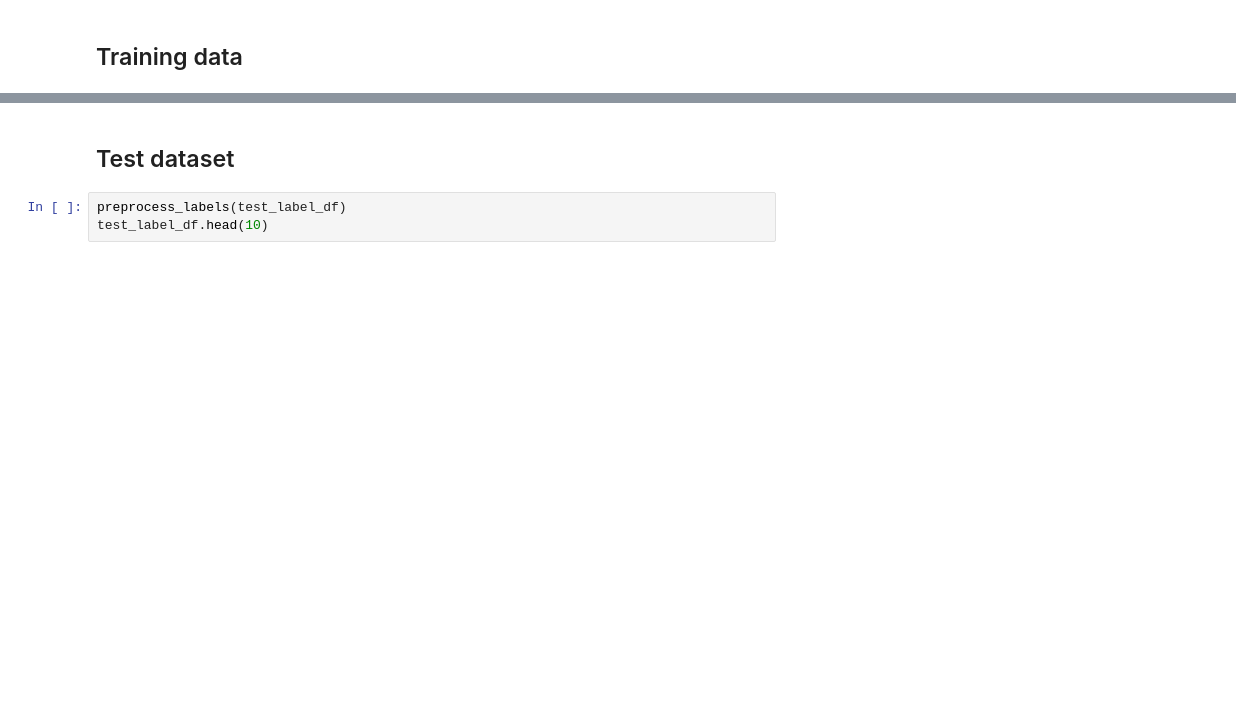
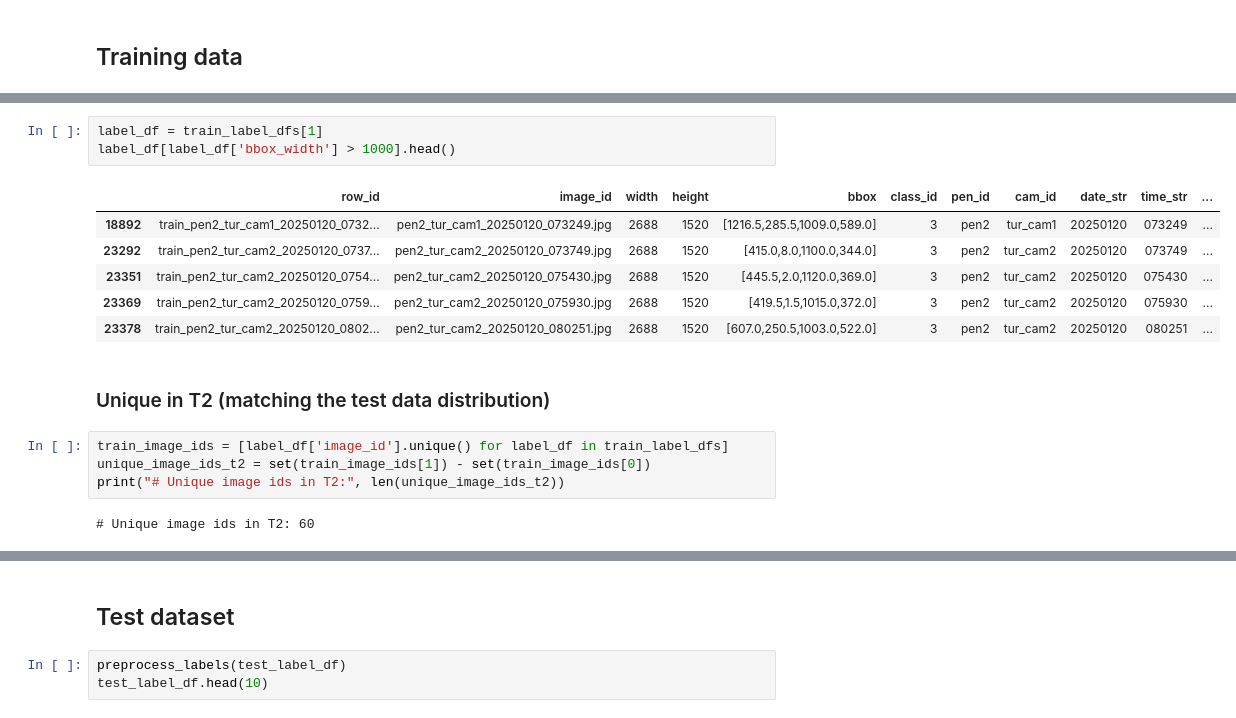
Before and after one commit to abhich98/pig_posture_kaggle_project, a Jupyter notebook: notebooks/EDA.ipynb, the cells around one changed output, grey strips where cells are left out. Cells and saved outputs as stored; diff of their text form; blank space fills up the shorter version.

```diff
--- a/notebooks/EDA.ipynb
+++ b/notebooks/EDA.ipynb
@@ -107,0 +159,18 @@ plt.show()
+# %%
+label_df = train_label_dfs[1]
+label_df[label_df['bbox_width'] > 1000].head()
+# %% [output]
+|  | row_id | image_id | width | height | bbox | class_id | pen_id | cam_id | date_str | time_str | ... |
+| 18892 | train_pen2_tur_cam1_20250120_0732... | pen2_tur_cam1_20250120_073249.jpg | 2688 | 1520 | [1216.5,285.5,1009.0,589.0] | 3 | pen2 | tur_cam1 | 20250120 | 073249 | ... |
+| 23292 | train_pen2_tur_cam2_20250120_0737... | pen2_tur_cam2_20250120_073749.jpg | 2688 | 1520 | [415.0,8.0,1100.0,344.0] | 3 | pen2 | tur_cam2 | 20250120 | 073749 | ... |
+| 23351 | train_pen2_tur_cam2_20250120_0754... | pen2_tur_cam2_20250120_075430.jpg | 2688 | 1520 | [445.5,2.0,1120.0,369.0] | 3 | pen2 | tur_cam2 | 20250120 | 075430 | ... |
+| 23369 | train_pen2_tur_cam2_20250120_0759... | pen2_tur_cam2_20250120_075930.jpg | 2688 | 1520 | [419.5,1.5,1015.0,372.0] | 3 | pen2 | tur_cam2 | 20250120 | 075930 | ... |
+| 23378 | train_pen2_tur_cam2_20250120_0802... | pen2_tur_cam2_20250120_080251.jpg | 2688 | 1520 | [607.0,250.5,1003.0,522.0] | 3 | pen2 | tur_cam2 | 20250120 | 080251 | ... |
+# %% [markdown]
+### Unique in T2 (matching the test data distribution)
+# %%
+train_image_ids = [label_df['image_id'].unique() for label_df in train_label_dfs]
+unique_image_ids_t2 = set(train_image_ids[1]) - set(train_image_ids[0])
+print("# Unique image ids in T2:", len(unique_image_ids_t2))
+# %% [output]
+# Unique image ids in T2: 60
```
Also changed, not shown: parts of 6 cells of this notebook, 3 other files.
